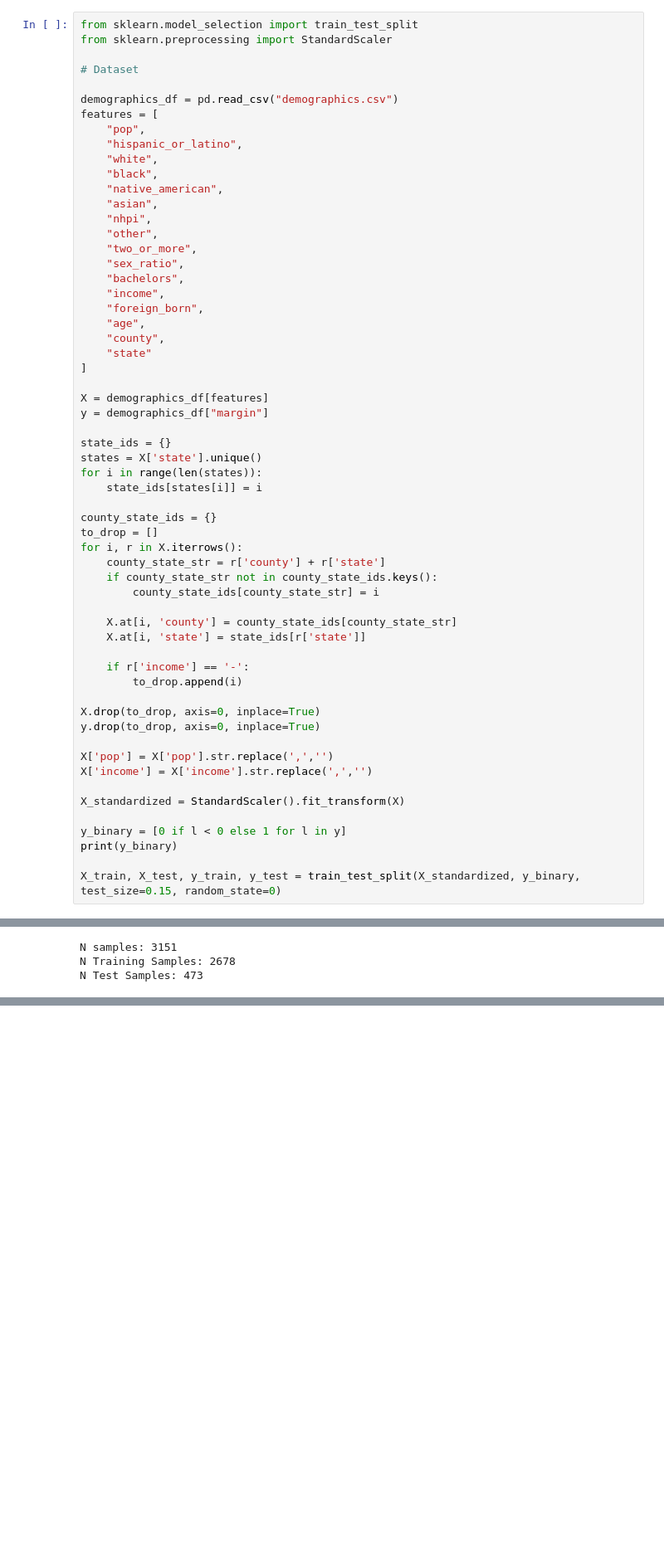
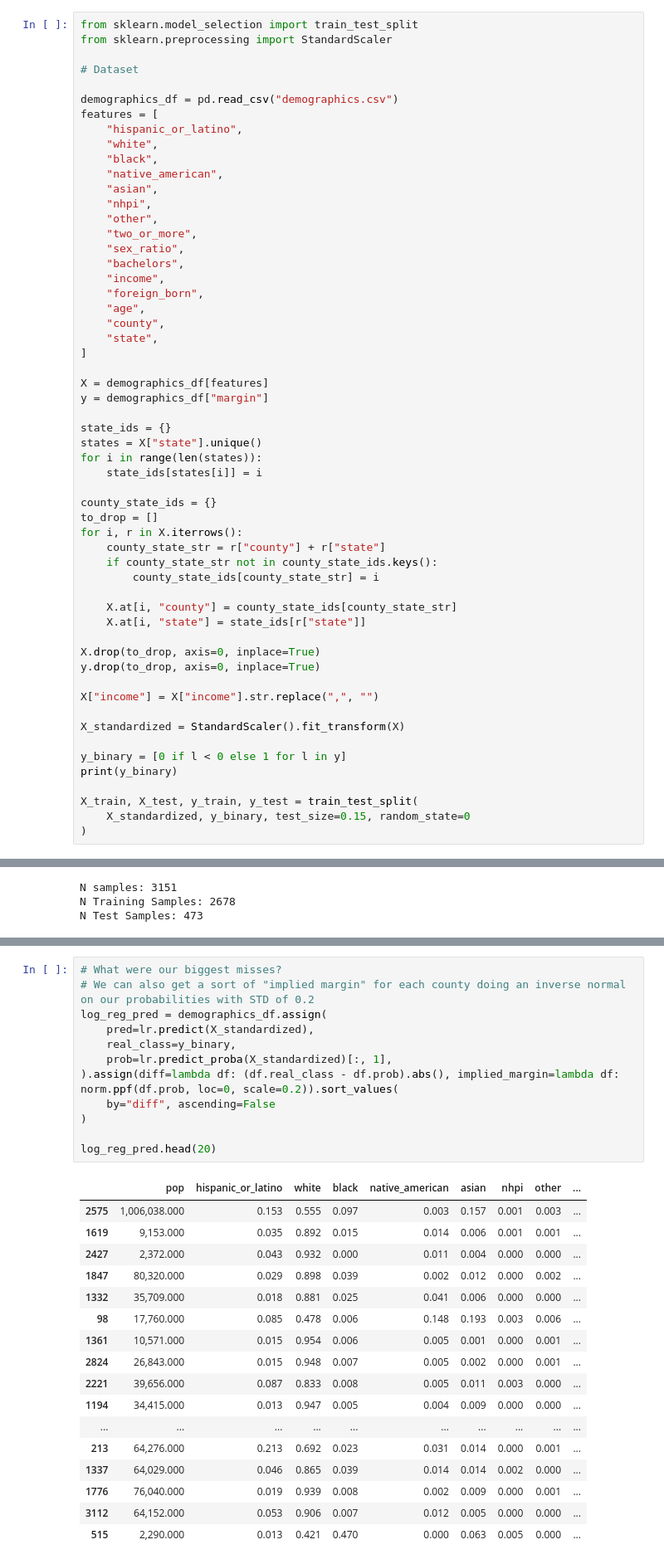
Before and after one commit to samchat5/EECE5644-project, a Jupyter notebook: log_reg.ipynb, the cells around one changed output, grey strips where cells are left out. Shown at 83% size. Saved outputs shown, nothing was run; the diff lists cells and outputs as text; blank space fills up the shorter version.

```diff
--- a/log_reg.ipynb
+++ b/log_reg.ipynb
@@ -33,7 +34,6 @@ from sklearn.preprocessing import StandardScaler
 
 demographics_df = pd.read_csv("demographics.csv")
 features = [
-    "pop",
     "hispanic_or_latino",
     "white",
     "black",
@@ -48,42 +48,40 @@ features = [
     "foreign_born",
     "age",
     "county",
-    "state"
+    "state",
 ]
 
 X = demographics_df[features]
 y = demographics_df["margin"]
 
 state_ids = {}
-states = X['state'].unique()
+states = X["state"].unique()
 for i in range(len(states)):
     state_ids[states[i]] = i
 
 county_state_ids = {}
 to_drop = []
 for i, r in X.iterrows():
-    county_state_str = r['county'] + r['state']
+    county_state_str = r["county"] + r["state"]
     if county_state_str not in county_state_ids.keys():
         county_state_ids[county_state_str] = i
 
-    X.at[i, 'county'] = county_state_ids[county_state_str]
-    X.at[i, 'state'] = state_ids[r['state']]
-
-    if r['income'] == '-':
-        to_drop.append(i)
+    X.at[i, "county"] = county_state_ids[county_state_str]
+    X.at[i, "state"] = state_ids[r["state"]]
 
 X.drop(to_drop, axis=0, inplace=True)
 y.drop(to_drop, axis=0, inplace=True)
 
-X['pop'] = X['pop'].str.replace(',','')
-X['income'] = X['income'].str.replace(',','')
+X["income"] = X["income"].str.replace(",", "")
 
 X_standardized = StandardScaler().fit_transform(X)
 
 y_binary = [0 if l < 0 else 1 for l in y]
 print(y_binary)
 
-X_train, X_test, y_train, y_test = train_test_split(X_standardized, y_binary, test_size=0.15, random_state=0)
+X_train, X_test, y_train, y_test = train_test_split(
+    X_standardized, y_binary, test_size=0.15, random_state=0
+)
 # %% [output]
 [0, 0, 0, 0, 0, 1, 0, 0, 0, 0, 0, 0, 0, 0, 0, 0, 0, 0, 0, 0, 0, 0, 0, 1, 0, 0, 0, 0, 0, 0, 0, 1, 1, 0, 0, 0, 1, 0, 0, 0, 0, 0, 1, 1, 0, 1, 0, 0, 0, 0, 1, 0, 1, 0, 0, 0, 1, 0, 0, 1, 0, 0, 0, 0, 0, 1, 0 ...
 A value is trying to be set on a copy of a slice from a DataFrame
@@ -125,0 +122,30 @@ X_train, X_test, y_train, y_test = train_test_split(X_standardized, y, test_size
+# %%
+# What were our biggest misses?
+# We can also get a sort of "implied margin" for each county doing an inverse normal on our probabilities with STD of 0.2
+log_reg_pred = demographics_df.assign(
+    pred=lr.predict(X_standardized),
+    real_class=y_binary,
+    prob=lr.predict_proba(X_standardized)[:, 1],
+).assign(diff=lambda df: (df.real_class - df.prob).abs(), implied_margin=lambda df: norm.ppf(df.prob, loc=0, scale=0.2)).sort_values(
+    by="diff", ascending=False
+)
+
+log_reg_pred.head(20)
+# %% [output]
+|  | pop | hispanic_or_latino | white | black | native_american | asian | nhpi | other | ... |
+| 2575 | 1,006,038.000 | 0.153 | 0.555 | 0.097 | 0.003 | 0.157 | 0.001 | 0.003 | ... |
+| 1619 | 9,153.000 | 0.035 | 0.892 | 0.015 | 0.014 | 0.006 | 0.001 | 0.001 | ... |
+| 2427 | 2,372.000 | 0.043 | 0.932 | 0.000 | 0.011 | 0.004 | 0.000 | 0.000 | ... |
+| 1847 | 80,320.000 | 0.029 | 0.898 | 0.039 | 0.002 | 0.012 | 0.000 | 0.002 | ... |
+| 1332 | 35,709.000 | 0.018 | 0.881 | 0.025 | 0.041 | 0.006 | 0.000 | 0.000 | ... |
+| 98 | 17,760.000 | 0.085 | 0.478 | 0.006 | 0.148 | 0.193 | 0.003 | 0.006 | ... |
+| 1361 | 10,571.000 | 0.015 | 0.954 | 0.006 | 0.005 | 0.001 | 0.000 | 0.001 | ... |
+| 2824 | 26,843.000 | 0.015 | 0.948 | 0.007 | 0.005 | 0.002 | 0.000 | 0.001 | ... |
+| 2221 | 39,656.000 | 0.087 | 0.833 | 0.008 | 0.005 | 0.011 | 0.003 | 0.000 | ... |
+| 1194 | 34,415.000 | 0.013 | 0.947 | 0.005 | 0.004 | 0.009 | 0.000 | 0.000 | ... |
+| ... | ... | ... | ... | ... | ... | ... | ... | ... | ... |
+| 213 | 64,276.000 | 0.213 | 0.692 | 0.023 | 0.031 | 0.014 | 0.000 | 0.001 | ... |
+| 1337 | 64,029.000 | 0.046 | 0.865 | 0.039 | 0.014 | 0.014 | 0.002 | 0.000 | ... |
+| 1776 | 76,040.000 | 0.019 | 0.939 | 0.008 | 0.002 | 0.009 | 0.000 | 0.001 | ... |
+| 3112 | 64,152.000 | 0.053 | 0.906 | 0.007 | 0.012 | 0.005 | 0.000 | 0.000 | ... |
+| 515 | 2,290.000 | 0.013 | 0.421 | 0.470 | 0.000 | 0.063 | 0.005 | 0.000 | ... |
```
Also changed, not shown: parts of 10 cells of this notebook, 5 other files.
